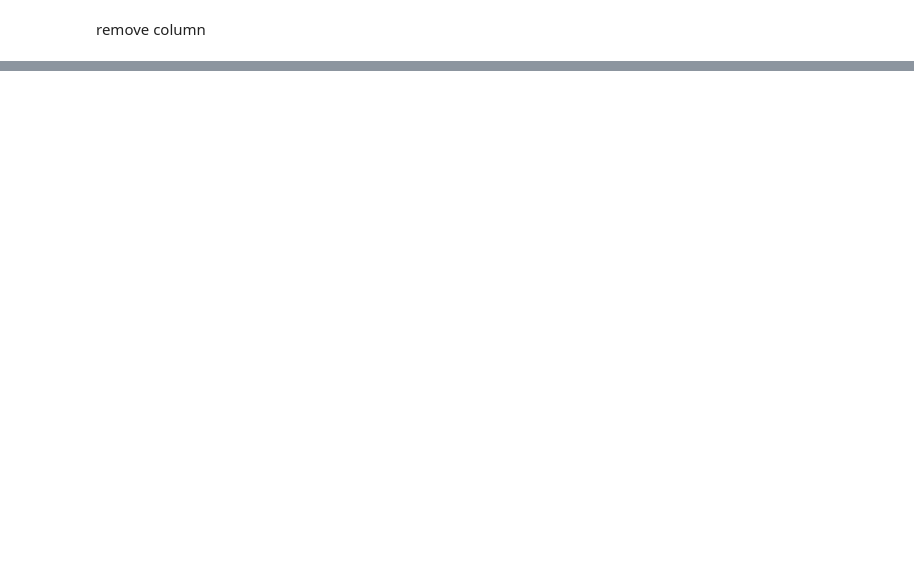
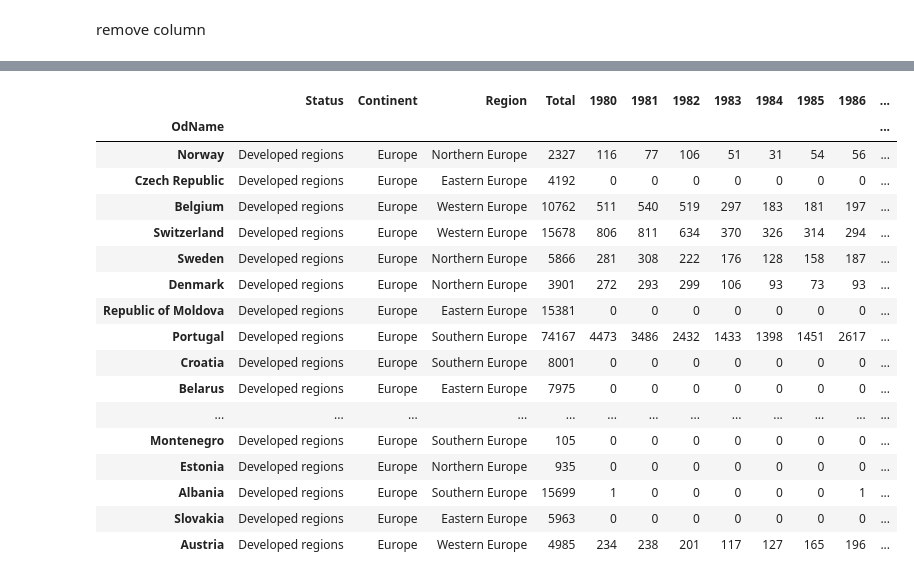
Before and after one commit to LAKSHMIPRIYA00/DATA-ANALYTICS, a Jupyter notebook: analysis/analysis1.ipynb, the cells around one changed output, grey strips where cells are left out. Cells and saved outputs as stored; diff of their text form; code cells hidden in the pictures; blank space fills up the shorter version.

```diff
--- a/analysis/analysis1.ipynb
+++ b/analysis/analysis1.ipynb
@@ -137,6 +530,6 @@ Canada['DevName'].value_counts()
 # %% [markdown]
 remove column
 # %%
-#cols_to_drop = ['Type','Coverage','AREA','REG','DEV']
-#Canada.drop(columns=cols_to_drop,inplace=True)
-#Canada
+cols_to_drop = ['Type','Coverage','AREA','REG','DEV']
+Canada.drop(columns=cols_to_drop,inplace=True)
+Canada
@@ -144,0 +571,6 @@ Canada.drop_duplicates(subset=['AreaName']) # just an example
+# %%
+Canada.rename(mapper={
+    'AreaName':'Continent',
+    'RegName':'Region',
+    'DevName':'Status'
+},axis=1,inplace=True)
@@ -144,0 +586,3 @@ Canada.drop_duplicates(subset=['AreaName']) # just an example
+# %%
+updated_list = ['Status','Continent','Region','Total']+years
+print(updated_list)
@@ -144,0 +591,2 @@ Canada.drop_duplicates(subset=['AreaName']) # just an example
+# %%
+Canada=Canada[updated_list] # reordering column
@@ -144,0 +612,21 @@ Canada.drop_duplicates(subset=['AreaName']) # just an example
+# %%
+Canada.groupby('Continent').get_group('Europe')
+# %% [output]
+|  | Status | Continent | Region | Total | 1980 | 1981 | 1982 | 1983 | 1984 | 1985 | 1986 | ... |
+| OdName |  |  |  |  |  |  |  |  |  |  |  | ... |
+| Norway | Developed regions | Europe | Northern Europe | 2327 | 116 | 77 | 106 | 51 | 31 | 54 | 56 | ... |
+| Czech Republic | Developed regions | Europe | Eastern Europe | 4192 | 0 | 0 | 0 | 0 | 0 | 0 | 0 | ... |
+| Belgium | Developed regions | Europe | Western Europe | 10762 | 511 | 540 | 519 | 297 | 183 | 181 | 197 | ... |
+| Switzerland | Developed regions | Europe | Western Europe | 15678 | 806 | 811 | 634 | 370 | 326 | 314 | 294 | ... |
+| Sweden | Developed regions | Europe | Northern Europe | 5866 | 281 | 308 | 222 | 176 | 128 | 158 | 187 | ... |
+| Denmark | Developed regions | Europe | Northern Europe | 3901 | 272 | 293 | 299 | 106 | 93 | 73 | 93 | ... |
+| Republic of Moldova | Developed regions | Europe | Eastern Europe | 15381 | 0 | 0 | 0 | 0 | 0 | 0 | 0 | ... |
+| Portugal | Developed regions | Europe | Southern Europe | 74167 | 4473 | 3486 | 2432 | 1433 | 1398 | 1451 | 2617 | ... |
+| Croatia | Developed regions | Europe | Southern Europe | 8001 | 0 | 0 | 0 | 0 | 0 | 0 | 0 | ... |
+| Belarus | Developed regions | Europe | Eastern Europe | 7975 | 0 | 0 | 0 | 0 | 0 | 0 | 0 | ... |
+| ... | ... | ... | ... | ... | ... | ... | ... | ... | ... | ... | ... | ... |
+| Montenegro | Developed regions | Europe | Southern Europe | 105 | 0 | 0 | 0 | 0 | 0 | 0 | 0 | ... |
+| Estonia | Developed regions | Europe | Northern Europe | 935 | 0 | 0 | 0 | 0 | 0 | 0 | 0 | ... |
+| Albania | Developed regions | Europe | Southern Europe | 15699 | 1 | 0 | 0 | 0 | 0 | 0 | 1 | ... |
+| Slovakia | Developed regions | Europe | Eastern Europe | 5963 | 0 | 0 | 0 | 0 | 0 | 0 | 0 | ... |
+| Austria | Developed regions | Europe | Western Europe | 4985 | 234 | 238 | 201 | 117 | 127 | 165 | 196 | ... |
```
Also changed, not shown: parts of 65 cells of this notebook, 1 other file.
